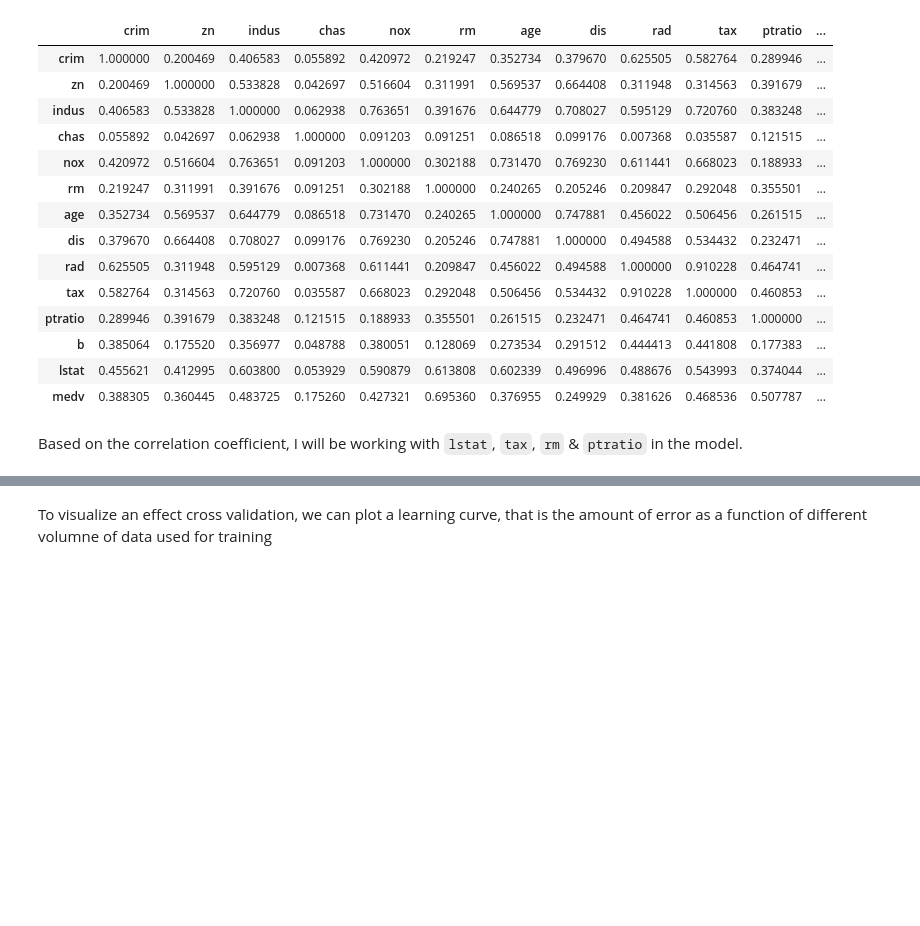
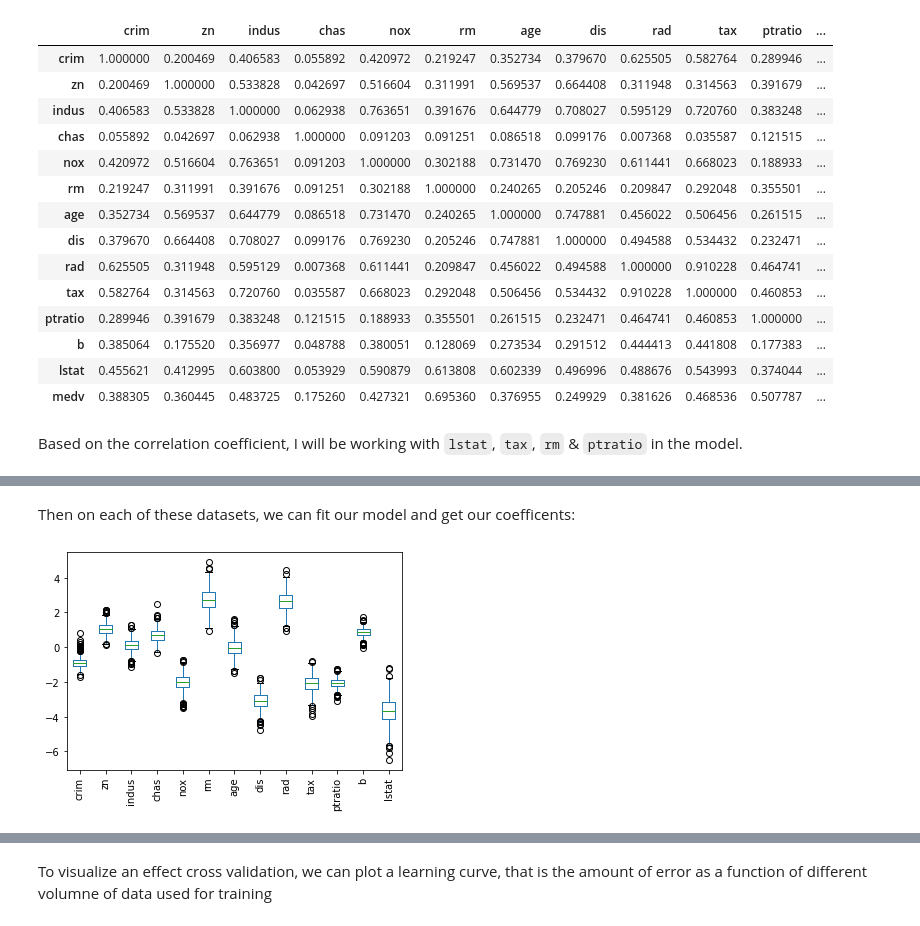
Before and after one commit to juls-dotcom/juls-dotcom.github.io, a Jupyter notebook: content/2020_10_linear_regression.ipynb, the cells around one changed output, grey strips where cells are left out. Drawn from its saved outputs; the diff is of its cells as text; code cells hidden in the pictures; blank space fills up the shorter version.

```diff
--- a/content/2020_10_linear_regression.ipynb
+++ b/content/2020_10_linear_regression.ipynb
@@ -664,0 +655,23 @@ plt.scatter(x=(lr.predict(X_test)),y=y_test);
+# %%
+from sklearn.utils import resample
+n_bootstraps = 1000
+bootstrap_X = []
+bootstrap_y = []
+for _ in range(n_bootstraps):
+    sample_X, sample_y = resample(scaled_X, y)
+    bootstrap_X.append(sample_X)
+    bootstrap_y.append(sample_y)
+# %% [markdown]
+Then on each of these datasets, we can fit our model and get our coefficents:
+# %%
+linear_regression_model = LinearRegression()
+coeffs = []
+for i, data in enumerate(bootstrap_X):
+    linear_regression_model.fit(data, bootstrap_y[i])
+    coeffs.append(linear_regression_model.coef_)
+# %%
+coef_df = pd.DataFrame(coeffs, columns=X.columns)
+coef_df.plot(kind='box')
+plt.xticks(rotation=90);
+# %% [output]
+[figure, added]
```
Also changed, not shown: parts of 31 cells of this notebook, 4 other files.
